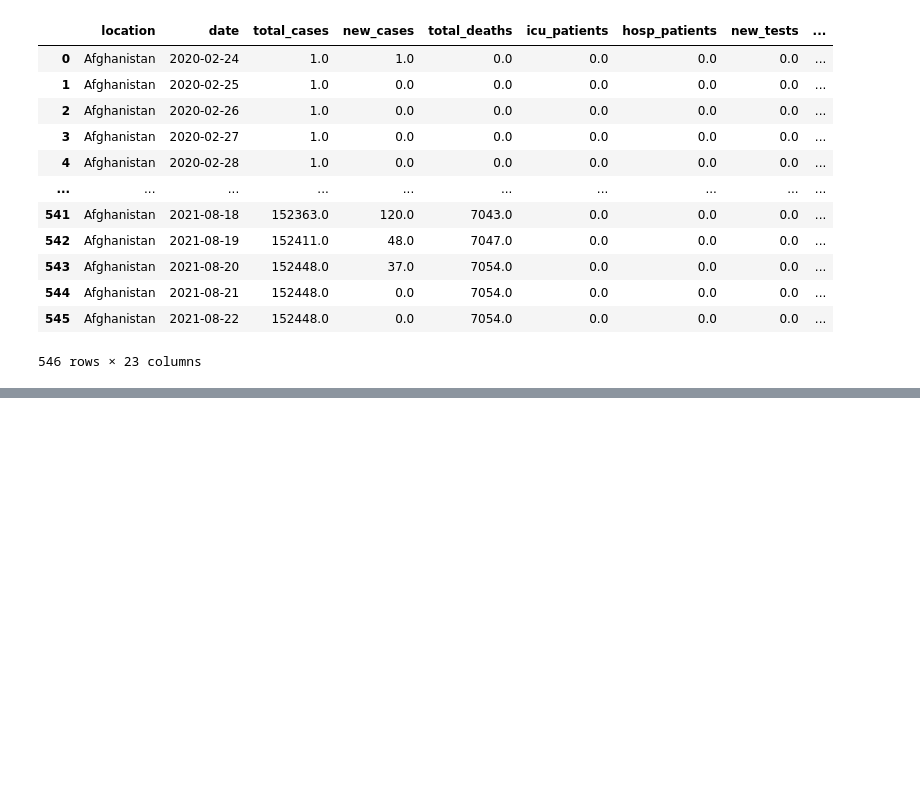
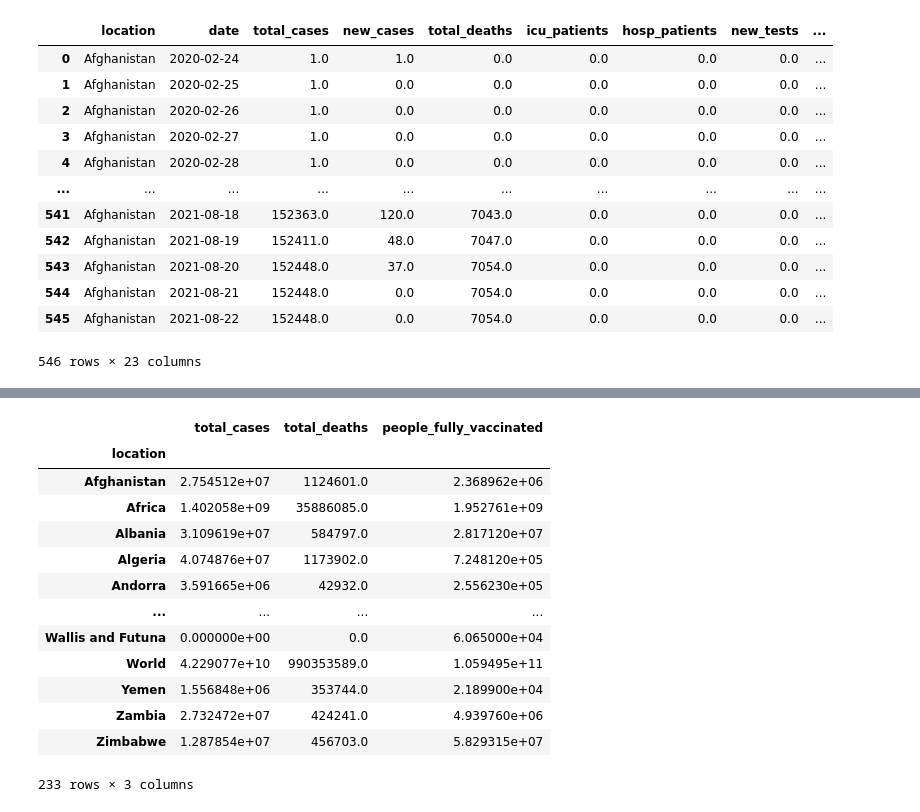
Before and after one commit to snkty8/Test_COVID_Project, a Jupyter notebook: ETL_COVID_dataset.ipynb, the cells around one changed output, grey strips where cells are left out. Cells and saved outputs as stored; diff of their text form; code cells hidden in the pictures; blank space fills up the shorter version.

```diff
--- a/ETL_COVID_dataset.ipynb
+++ b/ETL_COVID_dataset.ipynb
@@ -254,0 +276,17 @@ Afghanistan
+# %%
+total_cases_per_location
+# %% [output]
+|  | total_cases | total_deaths | people_fully_vaccinated |
+| location |  |  |  |
+| Afghanistan | 2.754512e+07 | 1124601.0 | 2.368962e+06 |
+| Africa | 1.402058e+09 | 35886085.0 | 1.952761e+09 |
+| Albania | 3.109619e+07 | 584797.0 | 2.817120e+07 |
+| Algeria | 4.074876e+07 | 1173902.0 | 7.248120e+05 |
+| Andorra | 3.591665e+06 | 42932.0 | 2.556230e+05 |
+| ... | ... | ... | ... |
+| Wallis and Futuna | 0.000000e+00 | 0.0 | 6.065000e+04 |
+| World | 4.229077e+10 | 990353589.0 | 1.059495e+11 |
+| Yemen | 1.556848e+06 | 353744.0 | 2.189900e+04 |
+| Zambia | 2.732472e+07 | 424241.0 | 4.939760e+06 |
+| Zimbabwe | 1.287854e+07 | 456703.0 | 5.829315e+07 |
+233 rows × 3 columns
```
Also changed, not shown: parts of 3 cells of this notebook.
